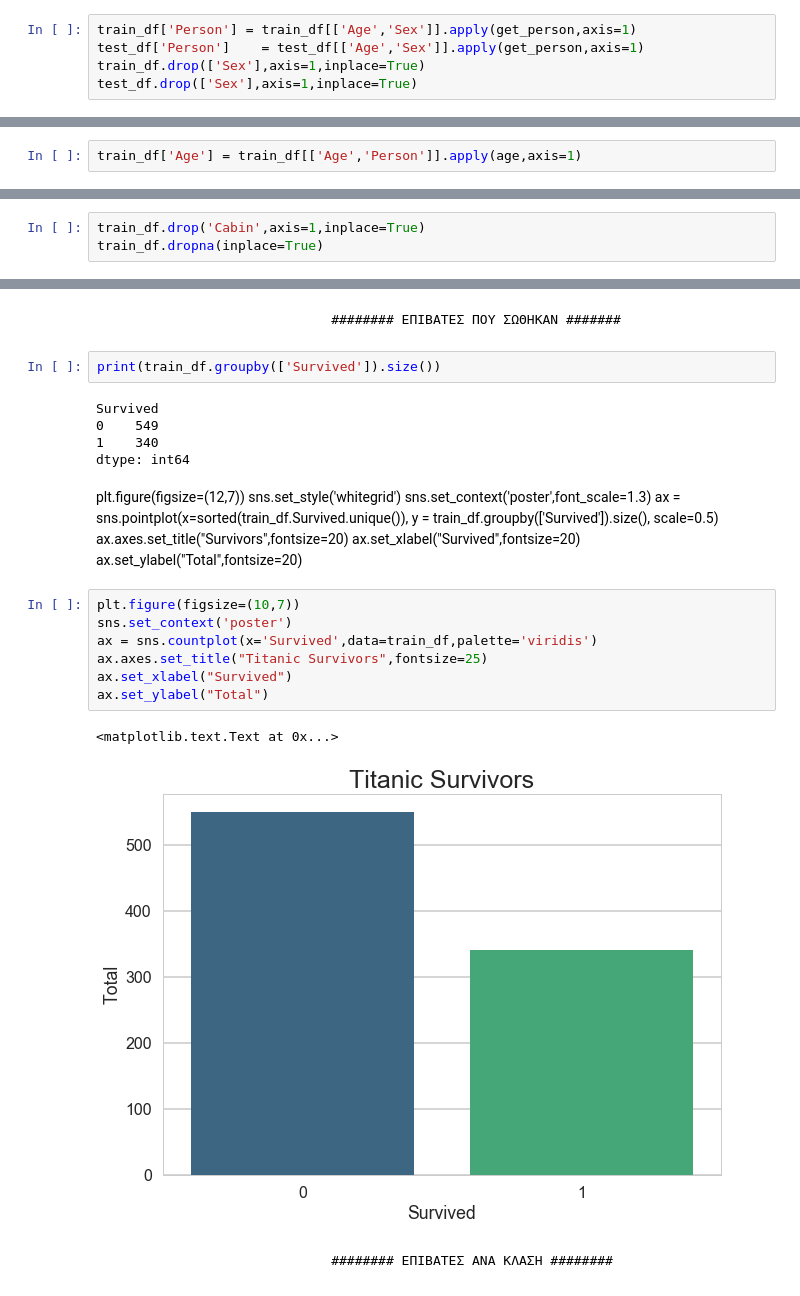
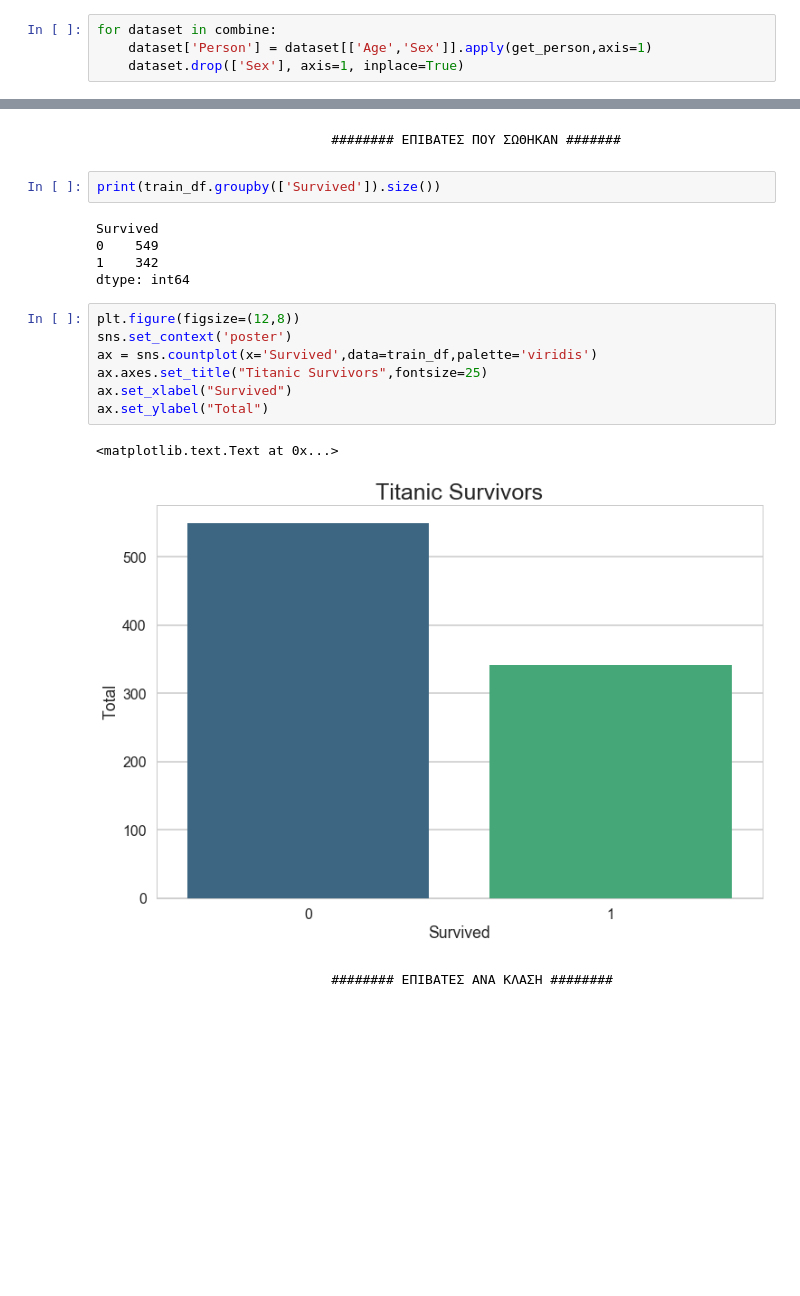
Before and after one commit to stefanosarta/titanic, a Jupyter notebook: titanic.ipynb, the cells around one changed output, grey strips where cells are left out. Saved outputs shown, nothing was run; the diff lists cells and outputs as text; blank space fills up the shorter version.

```diff
--- a/titanic.ipynb
+++ b/titanic.ipynb
@@ -66,7 +82,6 @@ def get_person(passenger):
     age,sex = passenger
     return 'child' if age < 16 else sex
 # %%
-train_df['Person'] = train_df[['Age','Sex']].apply(get_person,axis=1)
-test_df['Person']    = test_df[['Age','Sex']].apply(get_person,axis=1)
-train_df.drop(['Sex'],axis=1,inplace=True)
-test_df.drop(['Sex'],axis=1,inplace=True)
+for dataset in combine:
+    dataset['Person'] = dataset[['Age','Sex']].apply(get_person,axis=1)
+    dataset.drop(['Sex'], axis=1, inplace=True)
@@ -151,2 +95,0 @@ def age(cols):
-# %%
-train_df['Age'] = train_df[['Age','Person']].apply(age,axis=1)
@@ -165,3 +95,0 @@ sns.heatmap(train_df.isnull(),yticklabels=False,cbar=False, cmap='viridis')
-# %%
-train_df.drop('Cabin',axis=1,inplace=True)
-train_df.dropna(inplace=True)
@@ -216,27 +121,18 @@ print(train_df.groupby(['Survived']).size())
 # %% [output]
 Survived
 0    549
-1    340
+1    342
 dtype: int64
-# %% [markdown]
-plt.figure(figsize=(12,7))
-sns.set_style('whitegrid')
-sns.set_context('poster',font_scale=1.3)
-ax = sns.pointplot(x=sorted(train_df.Survived.unique()), y = train_df.groupby(['Survived']).size(),
-              scale=0.5)
-ax.axes.set_title("Survivors",fontsize=20)
-ax.set_xlabel("Survived",fontsize=20)
-ax.set_ylabel("Total",fontsize=20)
 # %%
-plt.figure(figsize=(10,7))
+plt.figure(figsize=(12,8))
 sns.set_context('poster')
 ax = sns.countplot(x='Survived',data=train_df,palette='viridis')
 ax.axes.set_title("Titanic Survivors",fontsize=25)
 ax.set_xlabel("Survived")
 ax.set_ylabel("Total")
 # %% [output]
 <matplotlib.text.Text at 0x...>
-[figure, old version]
+[figure, new version]
 # %% [markdown]
                                 ######## ΕΠΙΒΑΤΕΣ ΑΝΑ ΚΛΑΣΗ ########
 # %%
```
Also changed, not shown: parts of 72 cells of this notebook.
